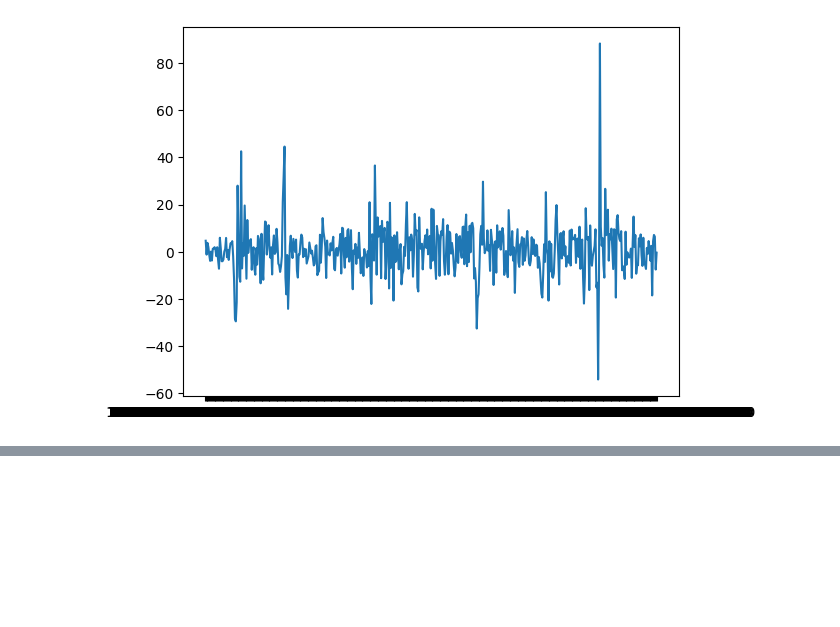
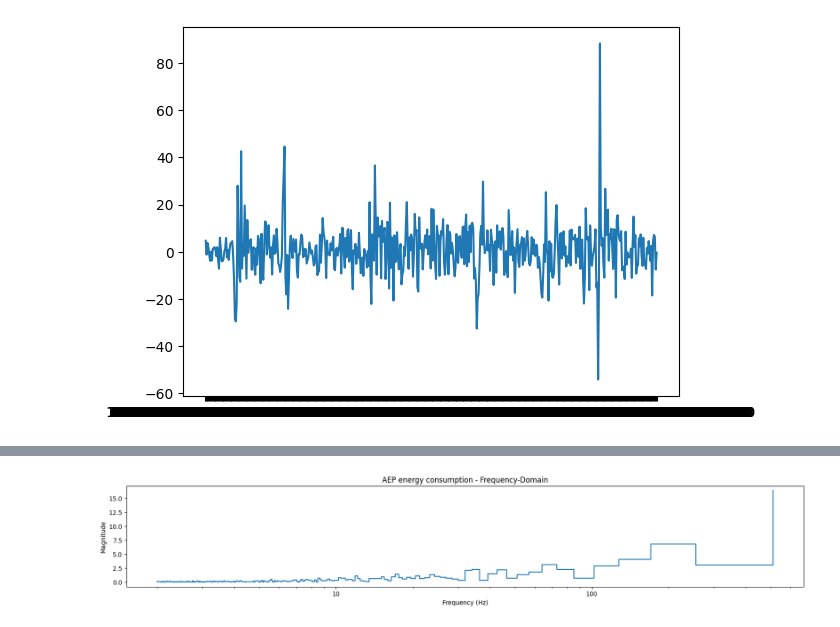
Before and after one commit to poomrape/DataWarehouse, a Jupyter notebook: MidtermProject.ipynb, the cells around one changed output, grey strips where cells are left out. Cells and saved outputs as stored; diff of their text form; code cells hidden in the pictures; blank space fills up the shorter version.

```diff
--- a/MidtermProject.ipynb
+++ b/MidtermProject.ipynb
@@ -155,0 +190,23 @@ plt.plot(dateT[10:],ma10)
+# %%
+import numpy as np
+from numpy import fft
+
+X = fft.fft(oildata["price"])
+N = len(X)
+frequencies = fft.fftfreq(N, 1)
+periods = 1 / frequencies
+fft_magnitude = np.abs(X) / N
+
+mask = frequencies >= 0
+
+# Plot the Fourier Transform
+fig, ax = plt.subplots(figsize=(20, 3))
+ax.step(periods[mask], fft_magnitude[mask]) # Only plot positive frequencies
+ax.set_xscale('log')
+ax.xaxis.set_major_formatter('{x:,.0f}')
+ax.set_title('AEP energy consumption - Frequency-Domain')
+ax.set_xlabel('Frequency (Hz)')
+ax.set_ylabel('Magnitude')
+plt.show()
+# %% [output]
+[figure, added]
```
Also changed, not shown: parts of 5 cells of this notebook, 4 other files.
